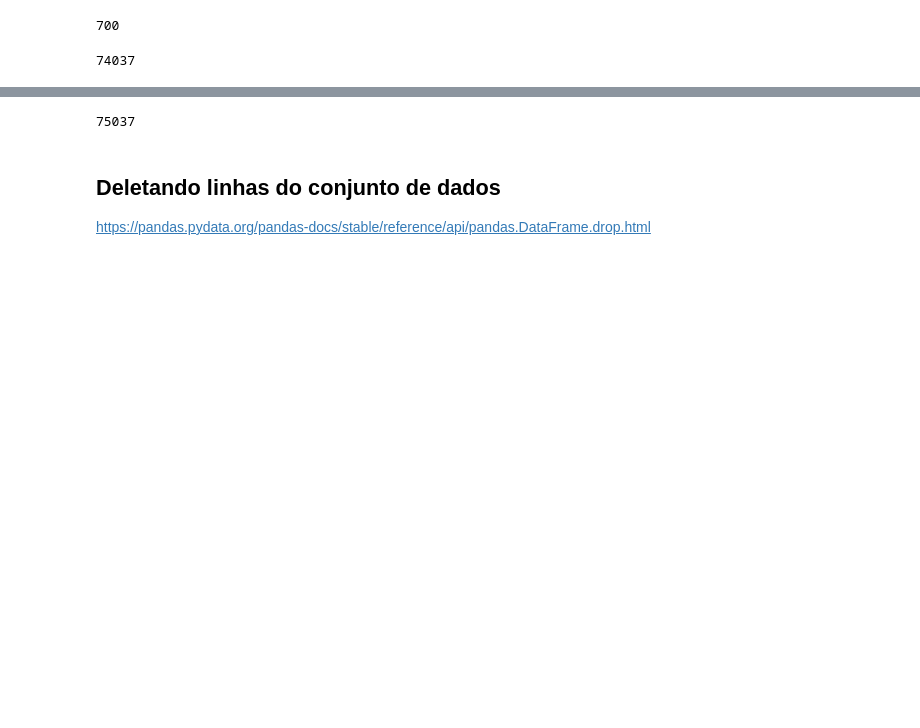
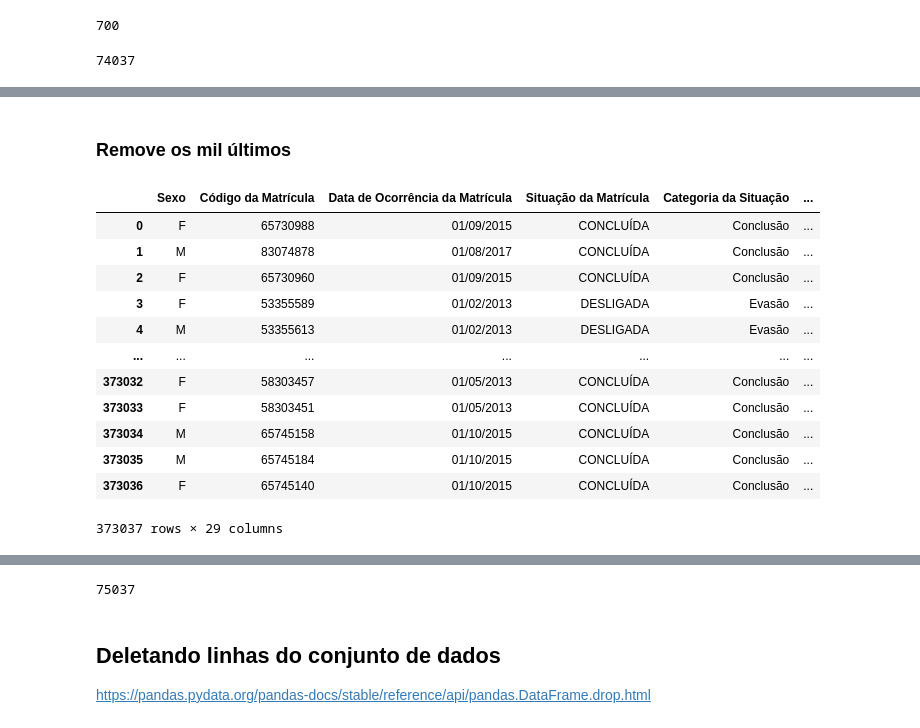
Before and after one commit to robertosgpontes/DataScience, a Jupyter notebook: 02-datasetPrepare_01.ipynb, the cells around one changed output, grey strips where cells are left out. Drawn from its saved outputs; the diff is of its cells as text; code cells hidden in the pictures; blank space fills up the shorter version.

```diff
--- a/02-datasetPrepare_01.ipynb
+++ b/02-datasetPrepare_01.ipynb
@@ -40,0 +57,19 @@ len(df1_r)
+# %% [markdown]
+### Remove os mil últimos
+# %%
+df1_r = df1[: -1000]
+df1_r
+# %% [output]
+|  | Sexo | Código da Matrícula | Data de Ocorrência da Matrícula | Situação da Matrícula | Categoria da Situação | ... |
+| 0 | F | 65730988 | 01/09/2015 | CONCLUÍDA | Conclusão | ... |
+| 1 | M | 83074878 | 01/08/2017 | CONCLUÍDA | Conclusão | ... |
+| 2 | F | 65730960 | 01/09/2015 | CONCLUÍDA | Conclusão | ... |
+| 3 | F | 53355589 | 01/02/2013 | DESLIGADA | Evasão | ... |
+| 4 | M | 53355613 | 01/02/2013 | DESLIGADA | Evasão | ... |
+| ... | ... | ... | ... | ... | ... | ... |
+| 373032 | F | 58303457 | 01/05/2013 | CONCLUÍDA | Conclusão | ... |
+| 373033 | F | 58303451 | 01/05/2013 | CONCLUÍDA | Conclusão | ... |
+| 373034 | M | 65745158 | 01/10/2015 | CONCLUÍDA | Conclusão | ... |
+| 373035 | M | 65745184 | 01/10/2015 | CONCLUÍDA | Conclusão | ... |
+| 373036 | F | 65745140 | 01/10/2015 | CONCLUÍDA | Conclusão | ... |
+373037 rows × 29 columns
```
Also changed, not shown: parts of 4 cells of this notebook.
